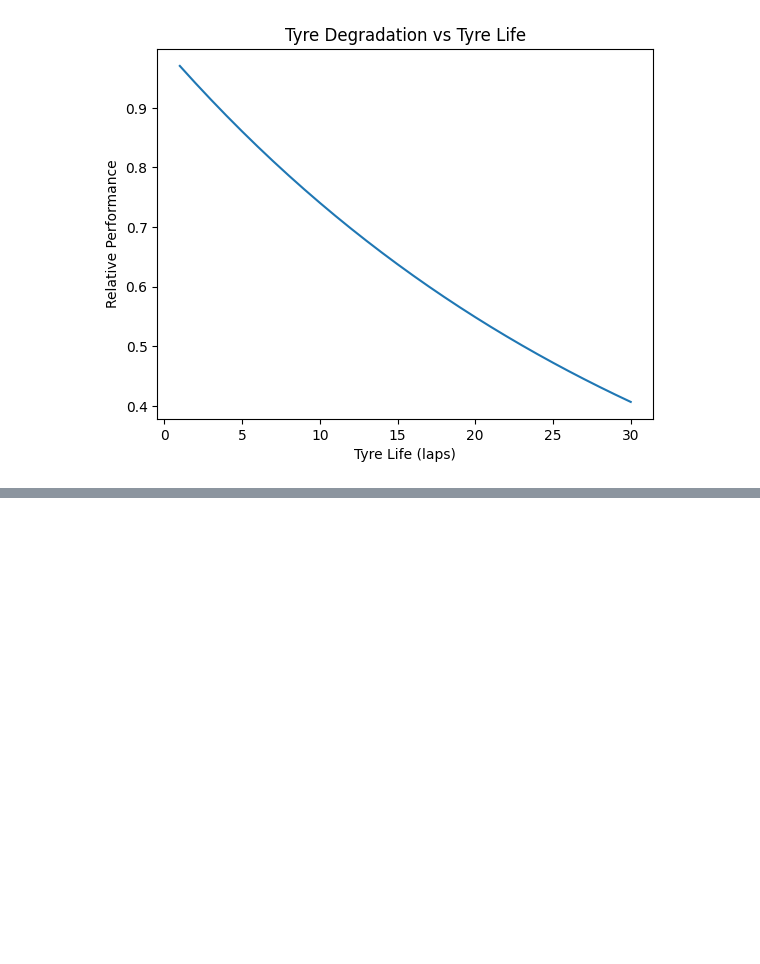
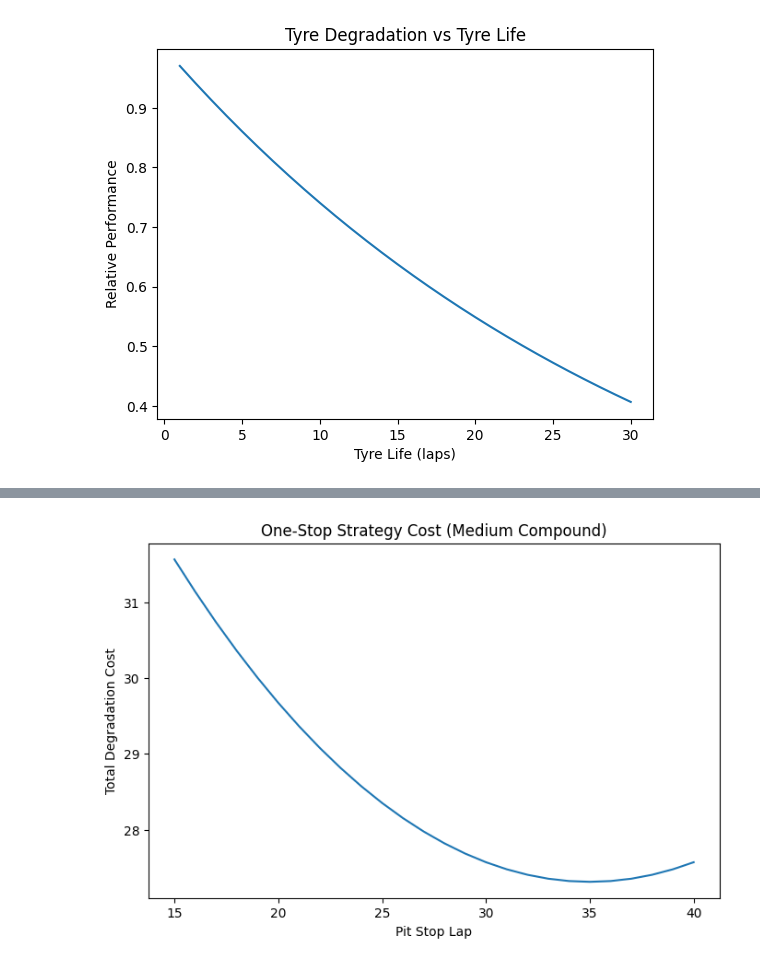
Before and after one commit to Sneha73685/f1-tyre-strategy-colab, a Jupyter notebook: tyre-degradation-simulation.ipynb, the cells around one changed output, grey strips where cells are left out. Drawn from its saved outputs; the diff is of its cells as text; code cells hidden in the pictures; blank space fills up the shorter version.

```diff
--- a/tyre-degradation-simulation.ipynb
+++ b/tyre-degradation-simulation.ipynb
@@ -77,0 +72,15 @@ plt.show()
+# %%
+from strategy import one_stop_strategy
+
+total_laps = 70
+model = TyreDegradationModel(compound="Medium")
+
+pit_range = range(15, 41)
+one_stop_results = []
+
+for pit in pit_range:
+    cost = one_stop_strategy(model, total_laps, pit)
+    one_stop_results.append((pit, cost))
+
+one_stop_df = pd.DataFrame(one_stop_results, columns=["Pit Lap", "Total Degradation Cost"])
+one_stop_df.head()
@@ -77,0 +94,9 @@ plt.show()
+# %%
+plt.figure(figsize=(8,5))
+plt.plot(one_stop_df["Pit Lap"], one_stop_df["Total Degradation Cost"])
+plt.xlabel("Pit Stop Lap")
+plt.ylabel("Total Degradation Cost")
+plt.title("One-Stop Strategy Cost (Medium Compound)")
+plt.show()
+# %% [output]
+[figure, added]
```
Also changed, not shown: parts of 11 cells of this notebook, 2 other files.
